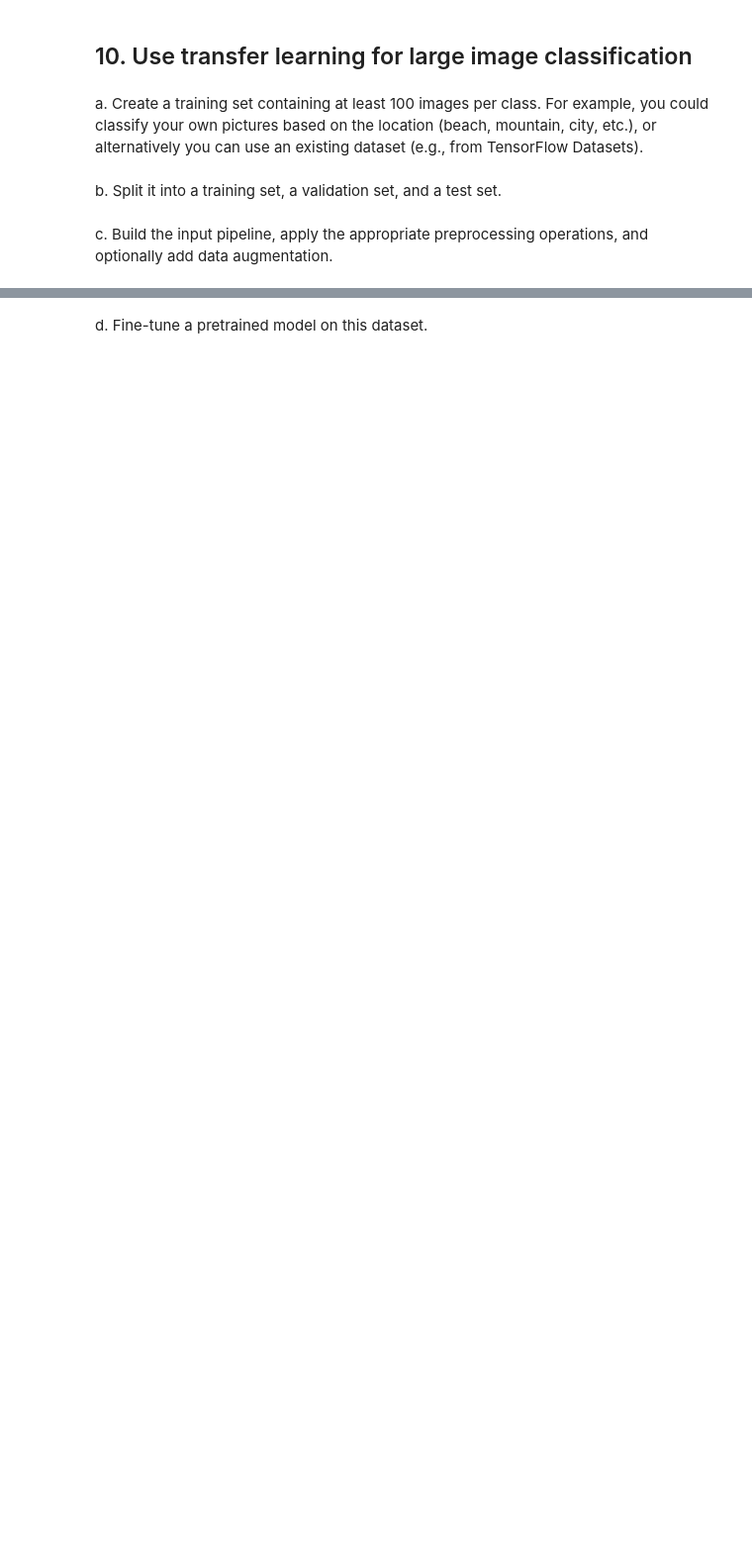
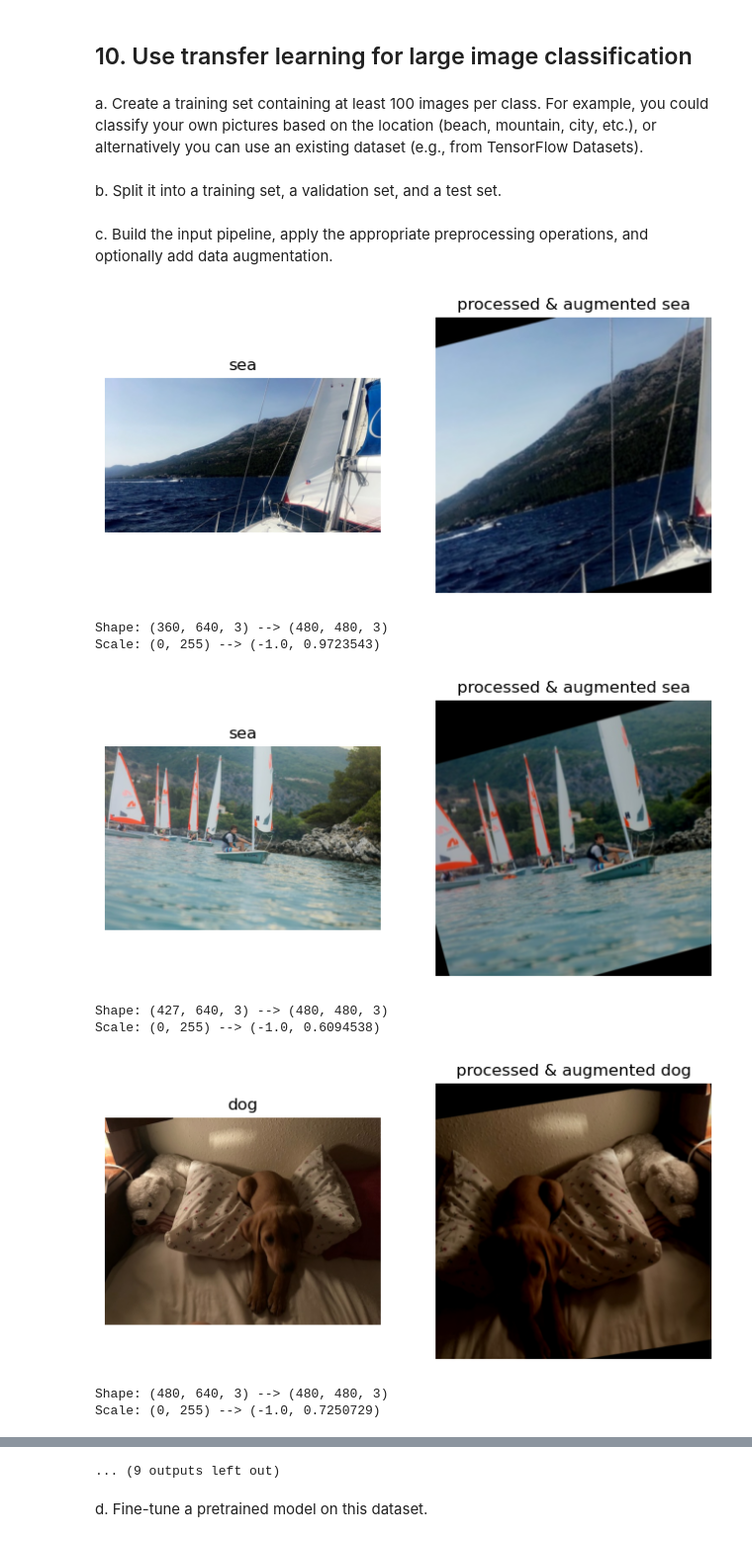
Before and after one commit to edwardbickerton/handson-ml3, a Jupyter notebook: my completed exercises/14.ipynb, the cells around one changed output, grey strips where cells are left out. Shown at 99% size. Drawn from its saved outputs; the diff is of its cells as text; code cells hidden in the pictures; blank space fills up the shorter version.

Commit message:
Transfer learning for my own images

```diff
--- a/my completed exercises/14.ipynb
+++ b/my completed exercises/14.ipynb
@@ -116,0 +187,65 @@ c. Build the input pipeline, apply the appropriate preprocessing operations, and
+# %%
+class PreprocessLayer(keras.Layer):
+    def __init__(self):
+        super().__init__()
+        self.rescaling_layer = keras.layers.Rescaling(scale=1.0 / 127.5, offset=-1)
+        self.data_augmentation_layer = DataAugmentationLayer()
+        self.resize_layer = keras.layers.Resizing(
+            480,
+            480,
+            crop_to_aspect_ratio=True,
+        )
+
+    def call(self, inputs, training=False):
+        inputs = self.rescaling_layer(inputs)
+        inputs = self.data_augmentation_layer(inputs, training=training)
+        inputs = self.resize_layer(inputs)
+        return inputs
+# %%
+sample = train_set.take(10)
+preprocess_layer = PreprocessLayer()
+
+
+def plot(image, title, ax=None, scale=(0, 255)):
+    ax = plt.gca() if ax is None else ax
+
+    if scale == (0, 255):
+        plot_rescaling_layer = keras.layers.Rescaling(scale=1.0 / 255)
+    if scale == (-1, 1):
+        plot_rescaling_layer = keras.layers.Rescaling(scale=0.5, offset=0.5)
+
+    image_copy = tf.identity(image)
+    scaled_image = plot_rescaling_layer(image_copy)
+
+    ax.imshow(scaled_image, vmin=0, vmax=1)
+    ax.set_title(title)
+    ax.axis("off")
+
+
+for image, label in sample:
+    fig, axs = plt.subplots(ncols=2, figsize=(8, 4))
+
+    plot(image, class_labels[label], axs[0])
+
+    original_shape = image.shape
+    original_scale = (image.numpy().min(), image.numpy().max())
+
+    image = preprocess_layer(image, training=True)
+
+    plot(image, f"processed & augmented {class_labels[label]}", axs[1], scale=(-1, 1))
+    plt.show()
+    print(
+        f"Shape: {original_shape} --> {image.shape}",
+        f"Scale: {original_scale} --> {(image.numpy().min(), image.numpy().max())}",
+        sep="\n",
+    )
+# %% [output]
+[figure, added]
+Shape: (360, 640, 3) --> (480, 480, 3)
+Scale: (0, 255) --> (-1.0, 0.9723543)
+[figure, added]
+Shape: (427, 640, 3) --> (480, 480, 3)
+Scale: (0, 255) --> (-1.0, 0.6094538)
+[figure, added]
+Shape: (480, 640, 3) --> (480, 480, 3)
+Scale: (0, 255) --> (-1.0, 0.7250729)
@@ -116,0 +261 @@ c. Build the input pipeline, apply the appropriate preprocessing operations, and
+... (9 outputs left out)
```
Also changed, not shown: parts of 10 cells of this notebook.
